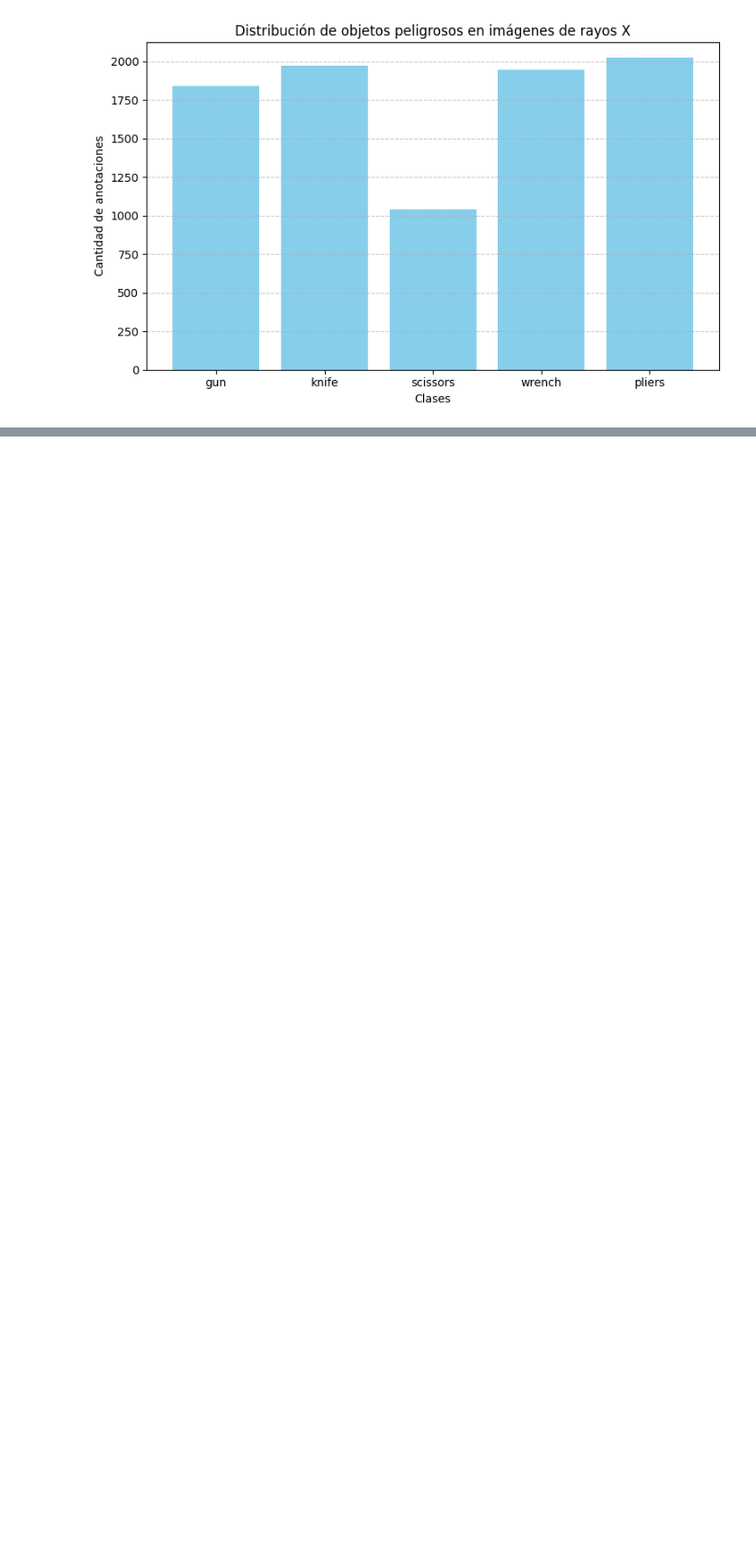
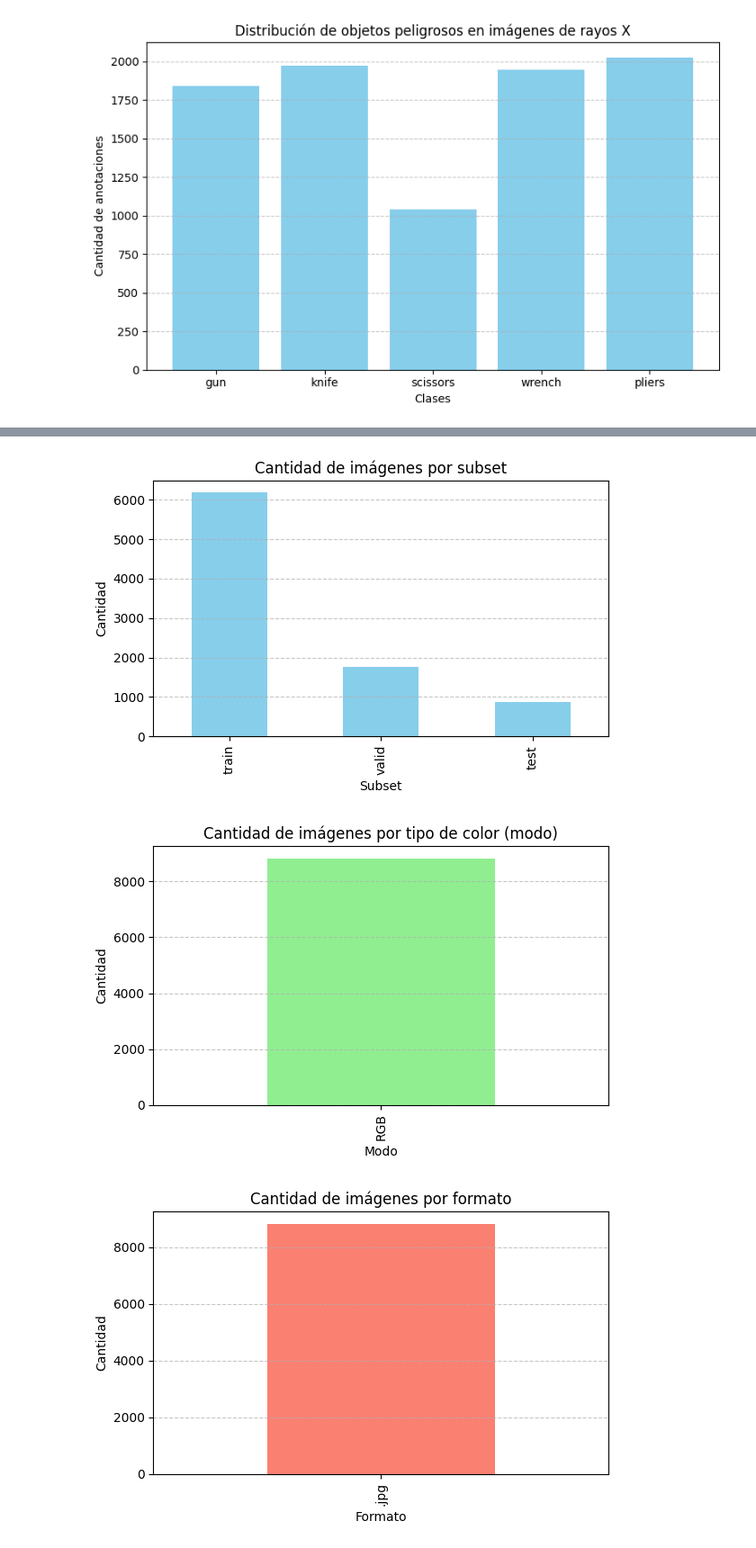
Before and after one commit to Chelodromo/vpcII_carreras_fajardo_mas, a Jupyter notebook: trabajo_integrador_x_ray.ipynb, the cells around one changed output, grey strips where cells are left out. Shown at 90% size. Drawn from its saved outputs; the diff is of its cells as text; code cells hidden in the pictures; blank space fills up the shorter version.

```diff
--- a/trabajo_integrador_x_ray.ipynb
+++ b/trabajo_integrador_x_ray.ipynb
@@ -113,0 +192,73 @@ plt.show()
+# %%
+import os
+import glob
+from PIL import Image
+import pandas as pd
+import matplotlib.pyplot as plt
+
+# Ruta base
+base_dir = os.path.join(os.getcwd(), "ds_xray")
+
+# Buscar todas las imágenes
+image_files = glob.glob(os.path.join(base_dir, '**', 'images', '*.*'), recursive=True)
+
+# Extraer características
+datos = []
+for file in image_files:
+    try:
+        with Image.open(file) as img:
+            ancho, alto = img.size
+            modo = img.mode
+            formato = os.path.splitext(file)[-1].lower()
+            datos.append({
+                "Archivo": os.path.basename(file),
+                "Subset": file.split(os.sep)[-3],
+                "Ancho": ancho,
+                "Alto": alto,
+                "Canales": len(img.getbands()),
+                "Modo": modo,
+                "Formato": formato
+            })
+    except:
+        continue
+
+df_imgs = pd.DataFrame(datos)
+
+# Gráficos
+
+# Subsets
+subset_counts = df_imgs['Subset'].value_counts()
+plt.figure(figsize=(6, 4))
+subset_counts.plot(kind='bar', color='skyblue')
+plt.title('Cantidad de imágenes por subset')
+plt.xlabel('Subset')
+plt.ylabel('Cantidad')
+plt.grid(axis='y', linestyle='--', alpha=0.7)
+plt.tight_layout()
+plt.show()
+
+# Modos
+modo_counts = df_imgs['Modo'].value_counts()
+plt.figure(figsize=(6, 4))
+modo_counts.plot(kind='bar', color='lightgreen')
+plt.title('Cantidad de imágenes por tipo de color (modo)')
+plt.xlabel('Modo')
+plt.ylabel('Cantidad')
+plt.grid(axis='y', linestyle='--', alpha=0.7)
+plt.tight_layout()
+plt.show()
+
+# Formatos
+formato_counts = df_imgs['Formato'].value_counts()
+plt.figure(figsize=(6, 4))
+formato_counts.plot(kind='bar', color='salmon')
+plt.title('Cantidad de imágenes por formato')
+plt.xlabel('Formato')
+plt.ylabel('Cantidad')
+plt.grid(axis='y', linestyle='--', alpha=0.7)
+plt.tight_layout()
+plt.show()
+# %% [output]
+[figure, added]
+[figure, added]
+[figure, added]
```
Also changed, not shown: parts of 5 cells of this notebook.
